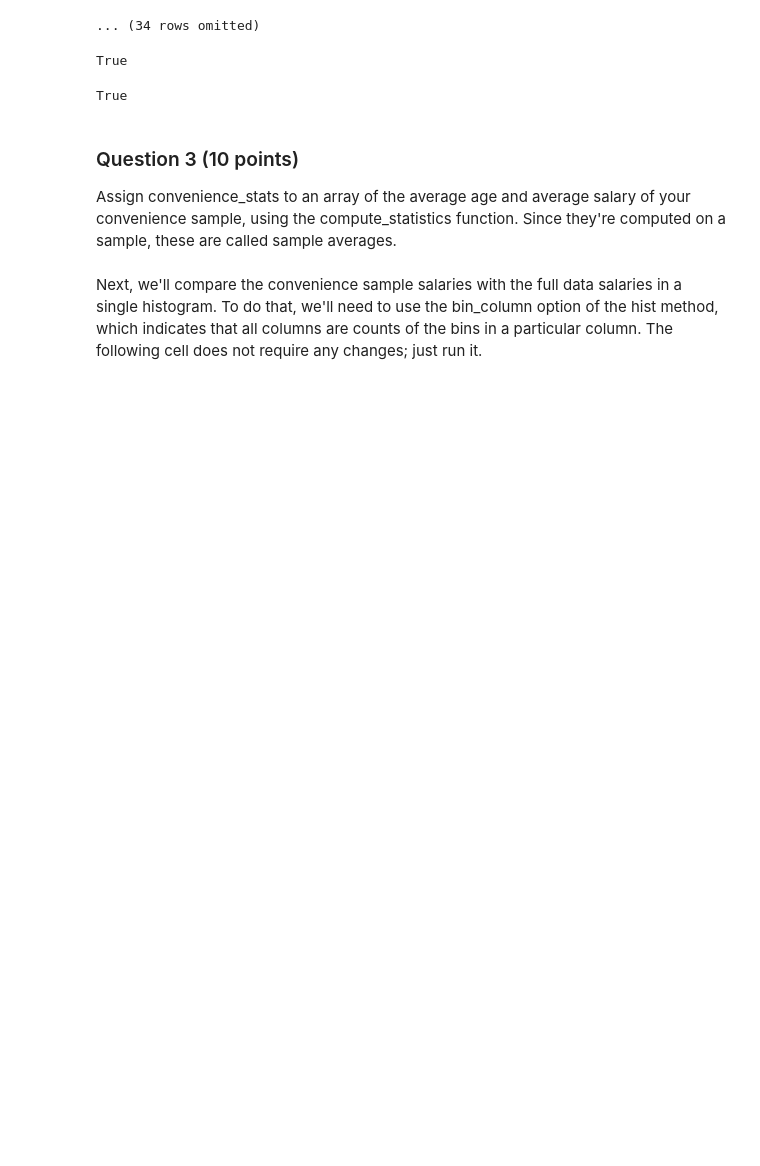
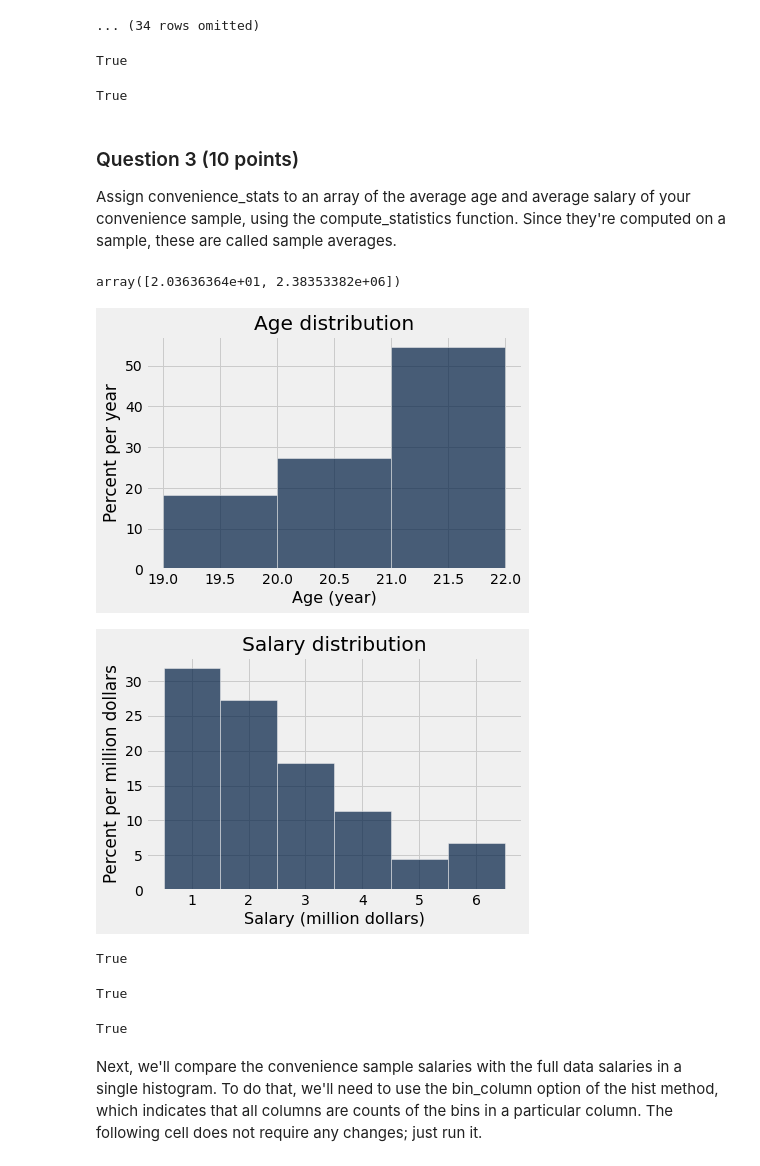
Before and after one commit to nishanth0233/INFO-5502, a Jupyter notebook: lab_assignment_08.ipynb, the cells around one changed output. Drawn from its saved outputs; the diff is of its cells as text; code cells hidden in the pictures; blank space fills up the shorter version.

```diff
--- a/lab_assignment_08.ipynb
+++ b/lab_assignment_08.ipynb
@@ -181,17 +181,27 @@ True
 
 Assign convenience_stats to an array of the average age and average salary of your convenience sample, using the compute_statistics function. Since they're computed on a sample, these are called sample averages.
 # %%
-convenience_stats = ...
+convenience_stats = compute_statistics(convenience_sample)
 convenience_stats
+# %% [output]
+array([2.03636364e+01, 2.38353382e+06])
+[figure, added]
+[figure, added]
 # %%
 # TEST
 len(convenience_stats) == 2
+# %% [output]
+True
 # %%
 # TEST
 round(float(convenience_stats[0]), 2) == 20.36
+# %% [output]
+True
 # %%
 # TEST
 round(float(convenience_stats[1]), 2) == 2383533.82
+# %% [output]
+True
 # %% [markdown]
 Next, we'll compare the convenience sample salaries with the full data salaries in a single histogram. To do that, we'll need to use the bin_column option of the hist method, which indicates that all columns are counts of the bins in a particular column. The following cell does not require any changes; just run it.
 # %%
```
Also changed, not shown: parts of 10 cells of this notebook.
